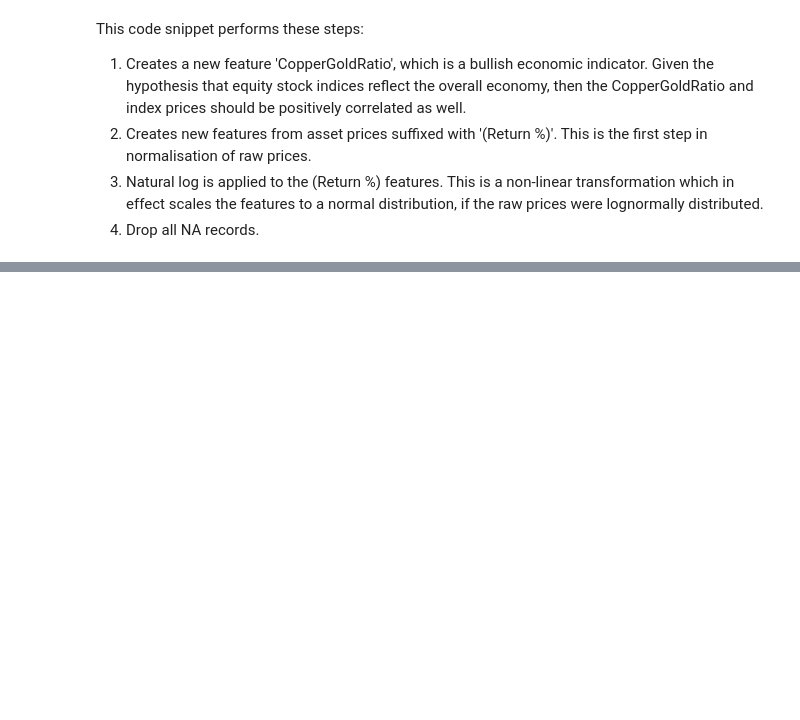
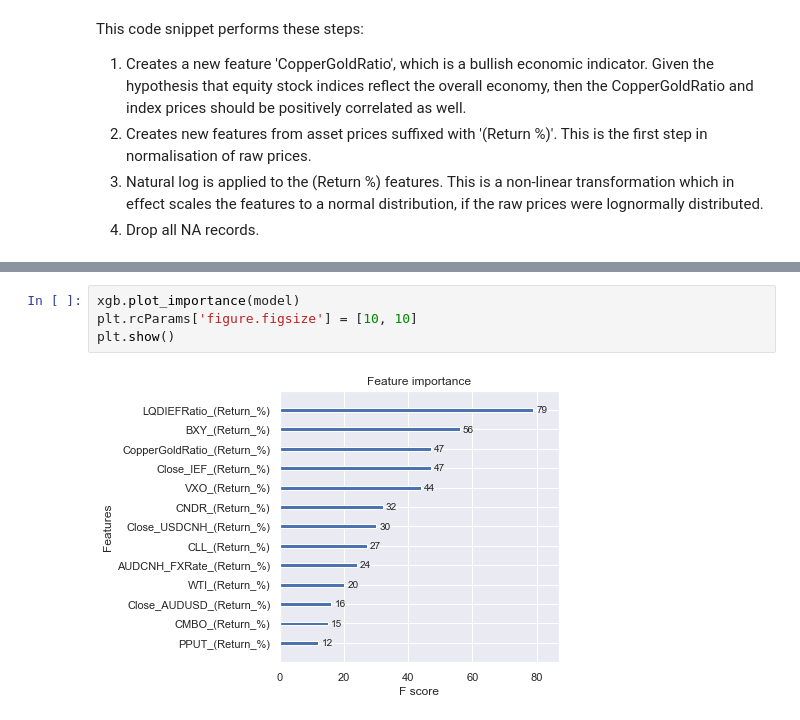
Before and after one commit to mahlibras/snippets, a Jupyter notebook: ASXIndexPredictor-FeatureEngineering&ModelSelection.ipynb, the cells around one changed output, grey strips where cells are left out. Drawn from its saved outputs; the diff is of its cells as text; blank space fills up the shorter version.

```diff
--- a/ASXIndexPredictor-FeatureEngineering&ModelSelection.ipynb
+++ b/ASXIndexPredictor-FeatureEngineering&ModelSelection.ipynb
@@ -141,0 +303,6 @@ The accuracy requires improvements to >80% to be a credible predictive model. In
+# %%
+xgb.plot_importance(model)
+plt.rcParams['figure.figsize'] = [10, 10]
+plt.show()
+# %% [output]
+[figure, added]
```
Also changed, not shown: parts of 20 cells of this notebook.
